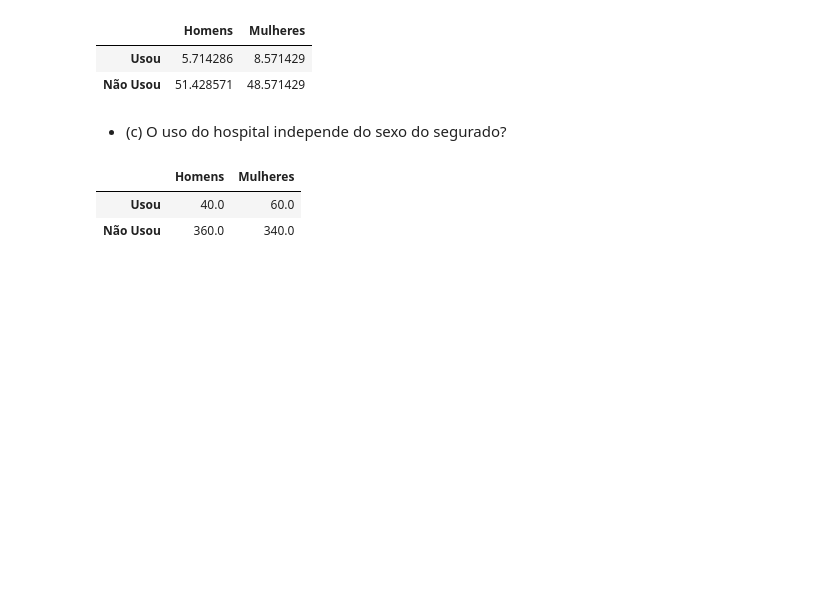
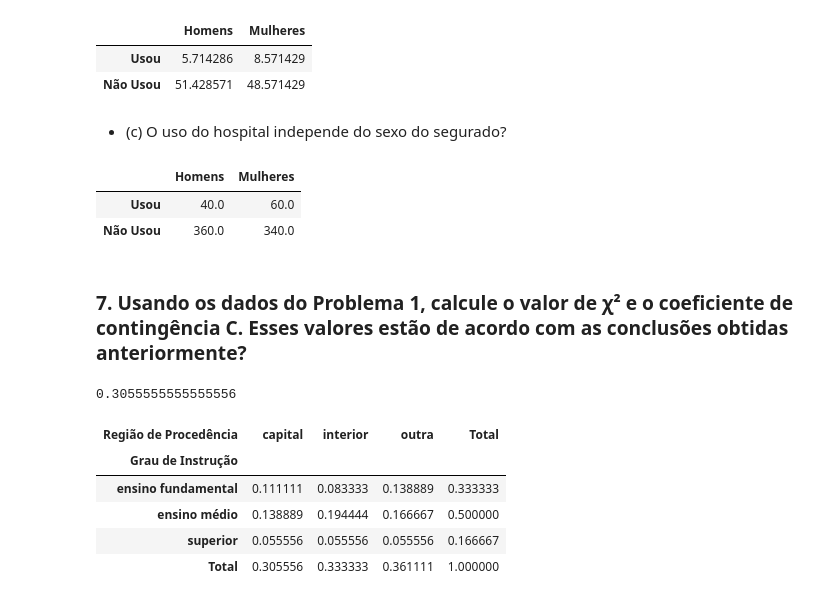
Before and after one commit to msbrasil/Estatistica, a Jupyter notebook: estatistica-basica/Capítulo 4.ipynb, the cells around one changed output. Drawn from its saved outputs; the diff is of its cells as text; code cells hidden in the pictures; blank space fills up the shorter version.

```diff
--- a/estatistica-basica/Capítulo 4.ipynb
+++ b/estatistica-basica/Capítulo 4.ipynb
@@ -260,3 +260,5 @@ seguro / 250 * 100
 |  | Homens | Mulheres |
 | Usou | 40.0 | 60.0 |
 | Não Usou | 360.0 | 340.0 |
+# %% [markdown]
+### 7. Usando os dados do Problema 1, calcule o valor de χ² e o coeficiente de contingência C. Esses valores estão de acordo com as conclusões obtidas anteriormente?
@@ -262,0 +271,4 @@ seguro / 250 * 100
+# %%
+ve_rel_capital
+# %% [output]
+0.3055555555555556
@@ -262,0 +277,9 @@ seguro / 250 * 100
+# %%
+pd.crosstab(tabela21['Grau de Instrução'], tabela21['Região de Procedência'], margins=True, margins_name='Total') / 36
+# %% [output]
+| Região de Procedência | capital | interior | outra | Total |
+| Grau de Instrução |  |  |  |  |
+| ensino fundamental | 0.111111 | 0.083333 | 0.138889 | 0.333333 |
+| ensino médio | 0.138889 | 0.194444 | 0.166667 | 0.500000 |
+| superior | 0.055556 | 0.055556 | 0.055556 | 0.166667 |
+| Total | 0.305556 | 0.333333 | 0.361111 | 1.000000 |
```
Also changed, not shown: parts of 10 cells of this notebook.
